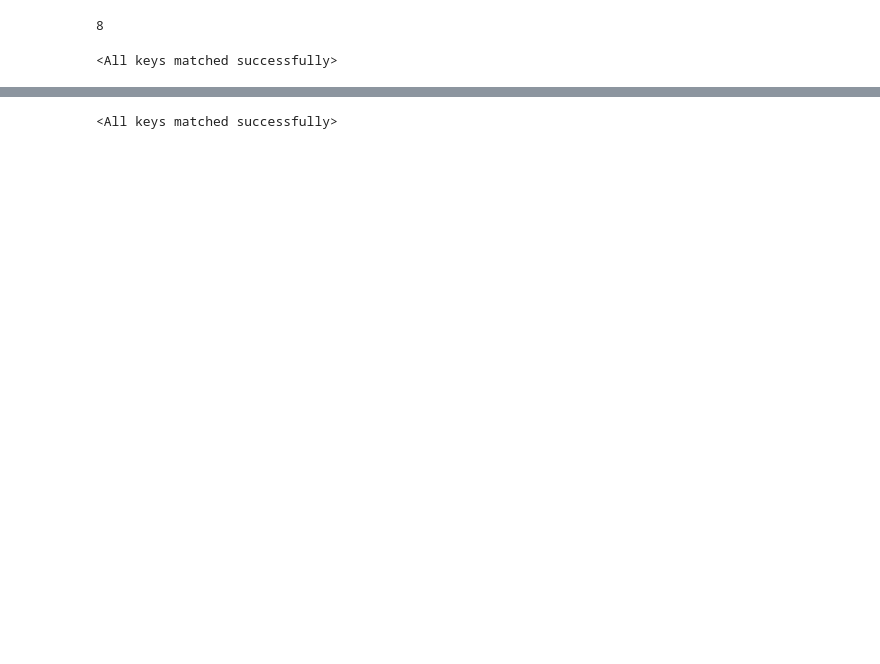
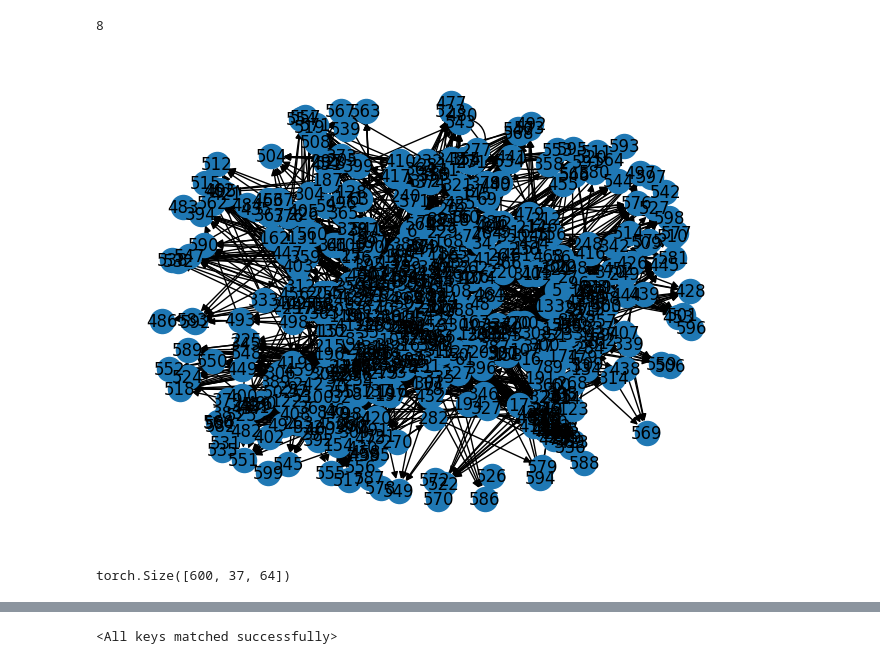
Before and after one commit to terrencetao/Acoustic_Linguistic_GNN, a Jupyter notebook: Visualisation.ipynb, the cells around one changed output, grey strips where cells are left out. Cells and saved outputs as stored; diff of their text form; code cells hidden in the pictures; blank space fills up the shorter version.

```diff
--- a/Visualisation.ipynb
+++ b/Visualisation.ipynb
@@ -154,6 +152,18 @@ print(num_classes)
 hidden_units = [32, 32]
 # %% [output]
 8
+# %%
+nx_graph = dgl_G.to_networkx()
+
+# Plot the NetworkX graph
+nx.draw(nx_graph, with_labels=True)
+plt.show()
+# %% [output]
+[figure, added]
+# %%
+dgl_G.ndata['feat'].shape
+# %% [output]
+torch.Size([600, 37, 64])
 # %%
 import dgl.function as fn
 import torch
@@ -168,8 +178,7 @@ input_folder= 'models'
 model_path = os.path.join(input_folder,"gnn_model.pth")
 loaded_model = GCN(in_feats, hidden_size, num_classes, conv_param, hidden_units)
 loaded_model.load_state_dict(torch.load(model_path))
+edge_weights = dgl_G.edata['weight']
-# %% [output]
-<All keys matched successfully>
 # %%
 label_name ={0:'down', 1:'go', 2:'left', 3:'no', 4:'right', 5:'stop' ,6:'up', 7:'yes'}
 
```
Also changed, not shown: parts of 12 cells of this notebook, 7 other files.
